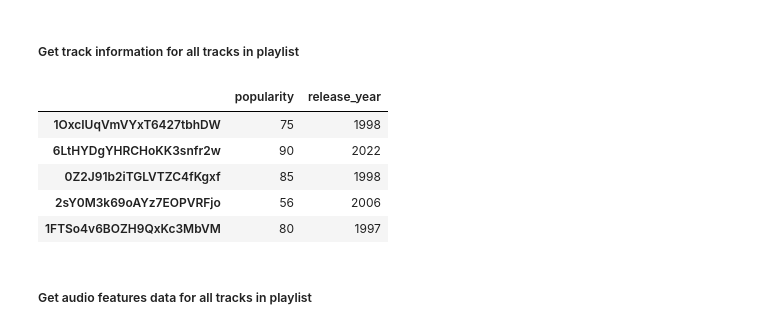
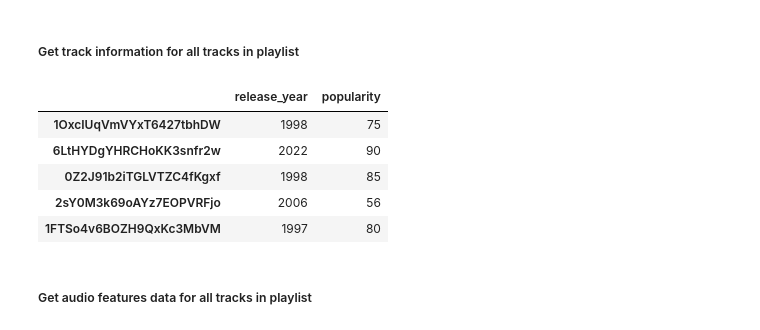
Before and after one commit to iuven1s/ds105-project, a Jupyter notebook: src/spotify_api.ipynb, the cells around one changed output. Saved outputs shown, nothing was run; the diff lists cells and outputs as text; code cells hidden in the pictures.

```diff
--- a/src/spotify_api.ipynb
+++ b/src/spotify_api.ipynb
@@ -96,23 +96,23 @@ all_tracks_info_list = [multiple_tracks_info_endpoint(ids, access_token_header)
 # %%
 all_tracks_info_df = pd.DataFrame()
 
 # For each length-50 grouping of tracks
 for tracks in all_tracks_info_list:
     tracks_info = tracks['tracks']
     tracks_ids = [data['id'] for data in tracks_info]
+    tracks_release_year = [pd.to_datetime(data['album']['release_date']).year for data in tracks_info]
     tracks_popularity = [data['popularity'] for data in tracks_info]
-    tracks_release_year = [pd.to_datetime(data['album']['release_date']).year for data in tracks_info]
-    tracks_info_df = pd.DataFrame({'popularity': tracks_popularity, 'release_year': tracks_release_year}, index=tracks_ids)
+    tracks_info_df = pd.DataFrame({'release_year': tracks_release_year, 'popularity': tracks_popularity}, index=tracks_ids)
     all_tracks_info_df = pd.concat([all_tracks_info_df, tracks_info_df])
 
 all_tracks_info_df.tail()
 # %% [output]
-|  | popularity | release_year |
-| 1OxcIUqVmVYxT6427tbhDW | 75 | 1998 |
-| 6LtHYDgYHRCHoKK3snfr2w | 90 | 2022 |
-| 0Z2J91b2iTGLVTZC4fKgxf | 85 | 1998 |
-| 2sY0M3k69oAYz7EOPVRFjo | 56 | 2006 |
-| 1FTSo4v6BOZH9QxKc3MbVM | 80 | 1997 |
+|  | release_year | popularity |
+| 1OxcIUqVmVYxT6427tbhDW | 1998 | 75 |
+| 6LtHYDgYHRCHoKK3snfr2w | 2022 | 90 |
+| 0Z2J91b2iTGLVTZC4fKgxf | 1998 | 85 |
+| 2sY0M3k69oAYz7EOPVRFjo | 2006 | 56 |
+| 1FTSo4v6BOZH9QxKc3MbVM | 1997 | 80 |
 # %% [markdown]
 ##### Get audio features data for all tracks in playlist
 # %%
```
Also changed, not shown: parts of 2 cells of this notebook, 2 other files.
